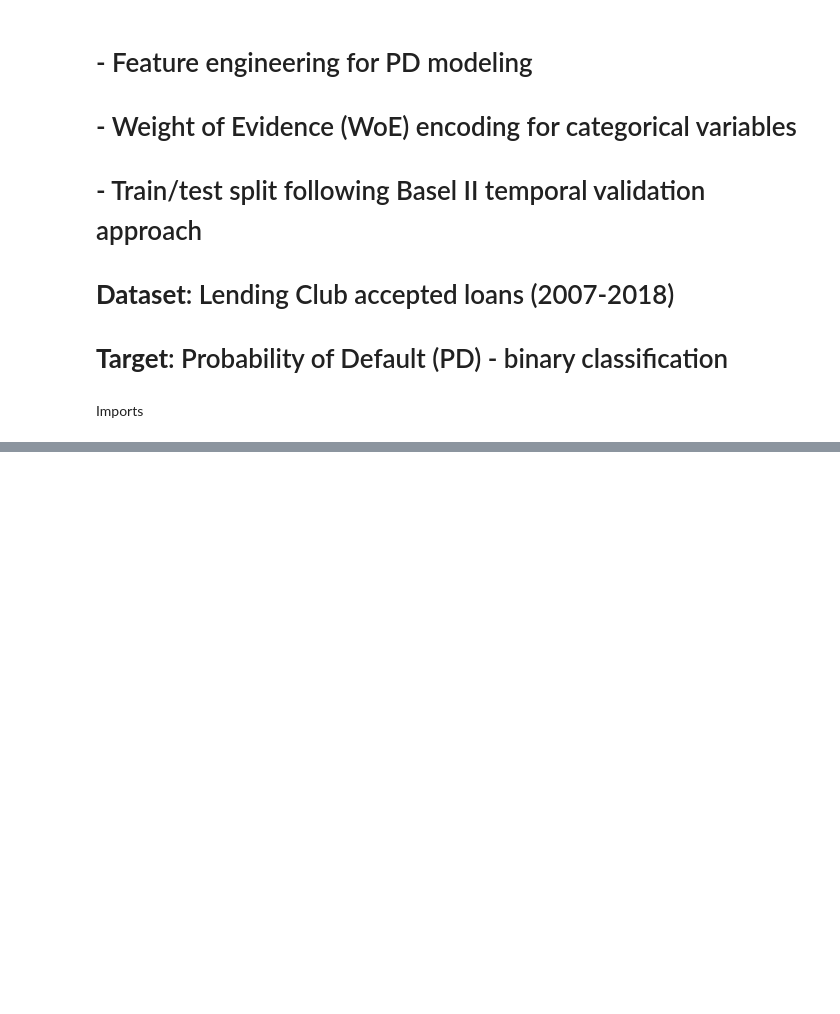
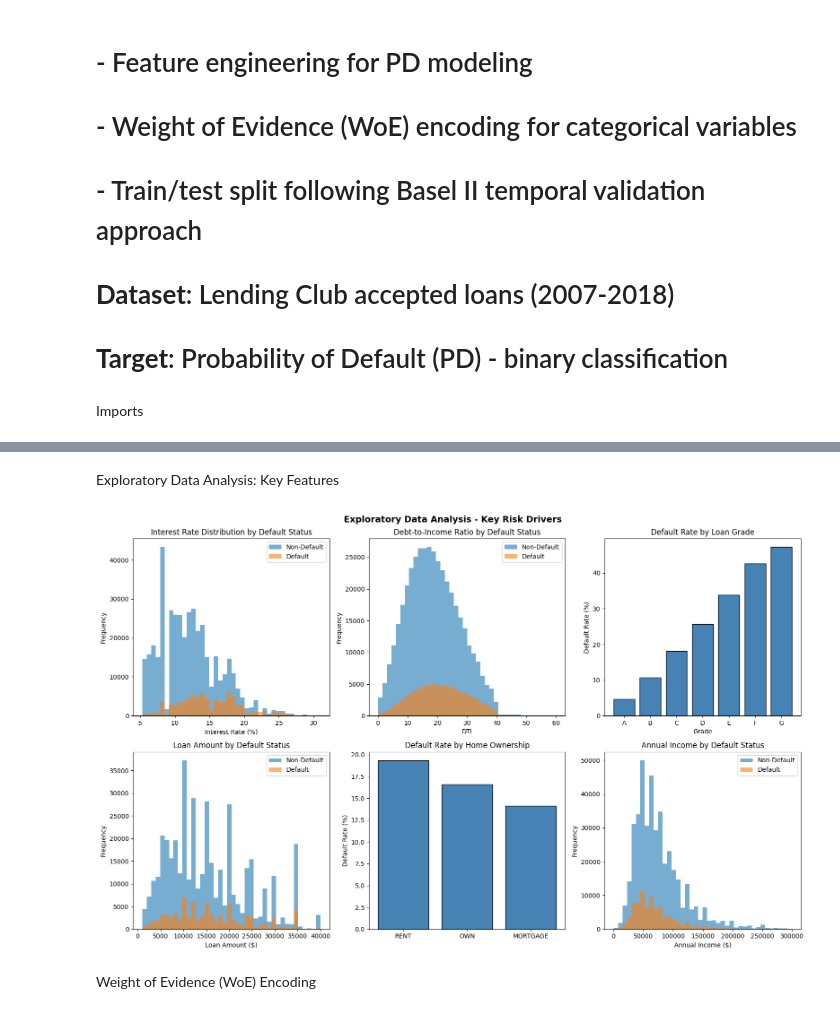
Before and after one commit to karthik-1604/Credit-Risk-Analytics, a Jupyter notebook: notebooks/01_data_preprocessing.ipynb, the cells around one changed output, grey strips where cells are left out. Saved outputs shown, nothing was run; the diff lists cells and outputs as text; code cells hidden in the pictures; blank space fills up the shorter version.

```diff
--- a/notebooks/01_data_preprocessing.ipynb
+++ b/notebooks/01_data_preprocessing.ipynb
@@ -31,0 +289,57 @@ ModuleNotFoundError: No module named 'matplotlib'
+# %% [markdown]
+ Exploratory Data Analysis: Key Features
+# %%
+fig, axes = plt.subplots(2, 3, figsize=(16, 10))
+
+# 1. Interest rate by default status
+df.groupby('target')['int_rate'].plot(kind='hist', alpha=0.6, bins=40,
+    ax=axes[0,0], legend=True)
+axes[0,0].set_title('Interest Rate Distribution by Default Status')
+axes[0,0].set_xlabel('Interest Rate (%)')
+axes[0,0].legend(['Non-Default', 'Default'])
+
+# 2. DTI distribution
+df[df['dti'] < 60].groupby('target')['dti'].plot(kind='hist', alpha=0.6,
+    bins=40, ax=axes[0,1])
+axes[0,1].set_title('Debt-to-Income Ratio by Default Status')
+axes[0,1].set_xlabel('DTI')
+axes[0,1].legend(['Non-Default', 'Default'])
+
+# 3. Default rate by grade
+grade_default = df.groupby('grade')['target'].mean().sort_index()
+axes[0,2].bar(grade_default.index, grade_default.values * 100,
+              color='steelblue', edgecolor='black')
+axes[0,2].set_title('Default Rate by Loan Grade')
+axes[0,2].set_ylabel('Default Rate (%)')
+axes[0,2].set_xlabel('Grade')
+
+# 4. Loan amount distribution
+df.groupby('target')['loan_amnt'].plot(kind='hist', alpha=0.6, bins=40,
+    ax=axes[1,0])
+axes[1,0].set_title('Loan Amount by Default Status')
+axes[1,0].set_xlabel('Loan Amount ($)')
+axes[1,0].legend(['Non-Default', 'Default'])
+
+# 5. Default rate by home ownership
+home_default = df.groupby('home_ownership')['target'].mean().sort_values(ascending=False)
+home_default = home_default[home_default.index.isin(['RENT', 'OWN', 'MORTGAGE', 'OTHER'])]
+axes[1,1].bar(home_default.index, home_default.values * 100,
+              color='steelblue', edgecolor='black')
+axes[1,1].set_title('Default Rate by Home Ownership')
+axes[1,1].set_ylabel('Default Rate (%)')
+
+# 6. Annual income (log scale)
+df[df['annual_inc'] < 300000].groupby('target')['annual_inc'].plot(
+    kind='hist', alpha=0.6, bins=40, ax=axes[1,2])
+axes[1,2].set_title('Annual Income by Default Status')
+axes[1,2].set_xlabel('Annual Income ($)')
+axes[1,2].legend(['Non-Default', 'Default'])
+
+plt.suptitle('Exploratory Data Analysis - Key Risk Drivers', fontsize=14, fontweight='bold')
+plt.tight_layout()
+plt.savefig('eda_key_features.png', dpi=150, bbox_inches='tight')
+plt.show()
+# %% [output]
+[figure, added]
+# %% [markdown]
+Weight of Evidence (WoE) Encoding
```
Also changed, not shown: parts of 29 cells of this notebook, 1 other file.
